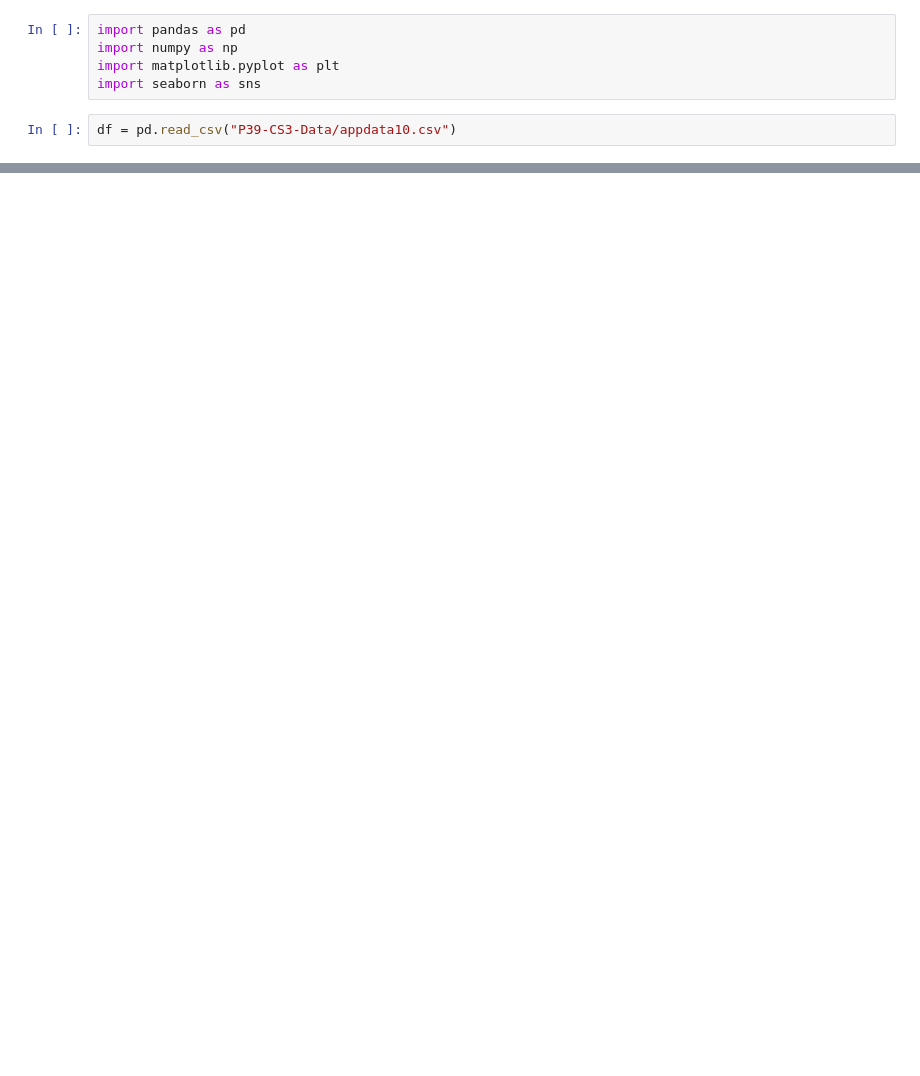
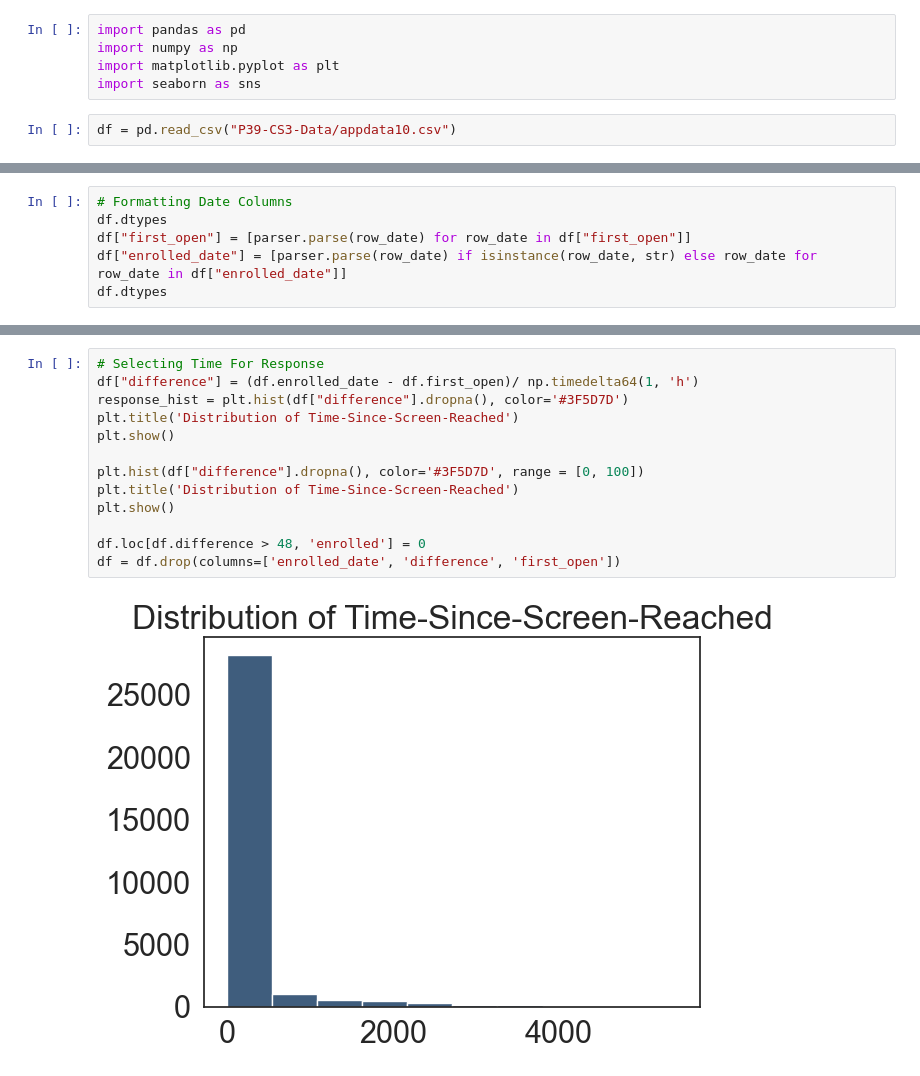
Before and after one commit to the-engrossed/directing-customers-to-subscription-through-app-behaviour-analysis, a Jupyter notebook: behavior_analysis.ipynb, the cells around one changed output, grey strips where cells are left out. Cells and saved outputs as stored; diff of their text form; blank space fills up the shorter version.

```diff
--- a/behavior_analysis.ipynb
+++ b/behavior_analysis.ipynb
@@ -68,0 +106,6 @@ plt.tight_layout(rect=[0, 0.03, 1, 0.95])
+# %%
+# Formatting Date Columns
+df.dtypes
+df["first_open"] = [parser.parse(row_date) for row_date in df["first_open"]]
+df["enrolled_date"] = [parser.parse(row_date) if isinstance(row_date, str) else row_date for row_date in df["enrolled_date"]]
+df.dtypes
@@ -68,0 +126,15 @@ plt.tight_layout(rect=[0, 0.03, 1, 0.95])
+# %%
+# Selecting Time For Response
+df["difference"] = (df.enrolled_date - df.first_open)/ np.timedelta64(1, 'h')
+response_hist = plt.hist(df["difference"].dropna(), color='#3F5D7D')
+plt.title('Distribution of Time-Since-Screen-Reached')
+plt.show()
+
+plt.hist(df["difference"].dropna(), color='#3F5D7D', range = [0, 100])
+plt.title('Distribution of Time-Since-Screen-Reached')
+plt.show()
+
+df.loc[df.difference > 48, 'enrolled'] = 0
+df = df.drop(columns=['enrolled_date', 'difference', 'first_open'])
+# %% [output]
+[figure, added]
```
Also changed, not shown: parts of 18 cells of this notebook, 1 other file.
